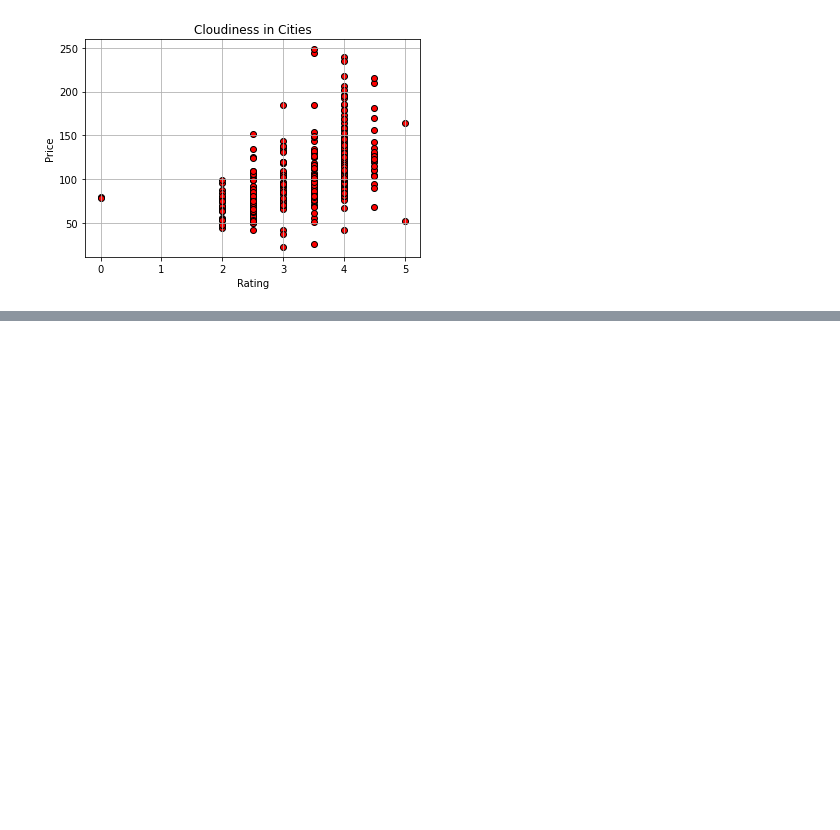
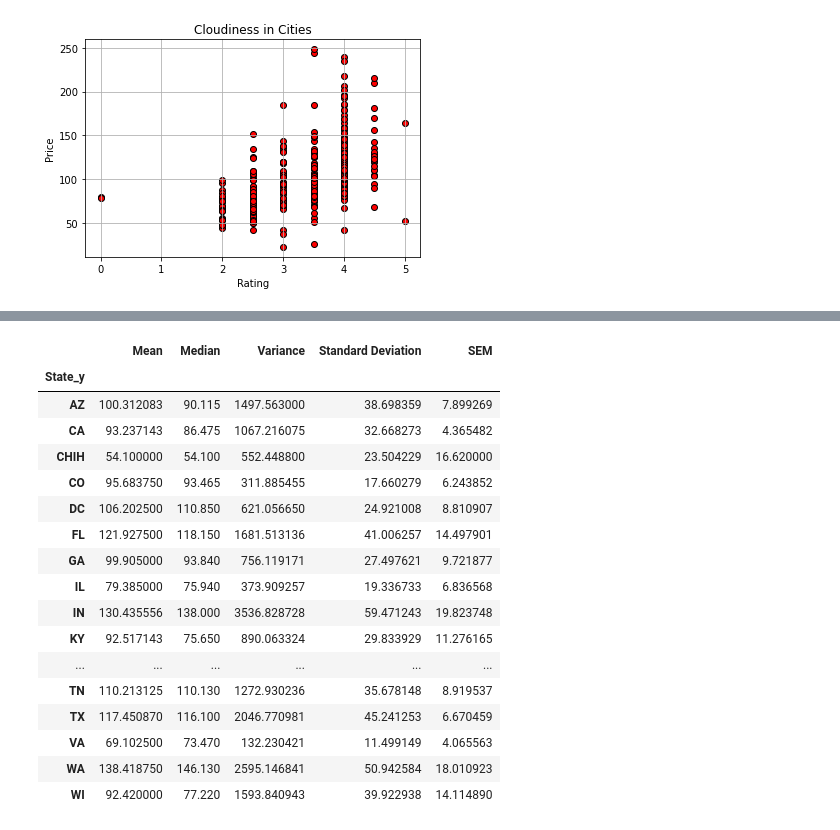
Before and after one commit to Kaylawkelly/HotelRateLocataion-Project1, a Jupyter notebook: Project 1 Travel.ipynb, the cells around one changed output, grey strips where cells are left out. Saved outputs shown, nothing was run; the diff lists cells and outputs as text; code cells hidden in the pictures; blank space fills up the shorter version.

```diff
--- a/Project 1 Travel.ipynb
+++ b/Project 1 Travel.ipynb
@@ -111,3 +121,31 @@ The r-squared is: nan
+# %%
+mean = merged_data_df.groupby('State_y')['Price'].mean()
+median = merged_data_df.groupby('State_y')['Price'].median()
+variance = merged_data_df.groupby('State_y')['Price'].var()
+standard_dv = merged_data_df.groupby('State_y')['Price'].std()
+sem = merged_data_df.groupby('State_y')['Price'].sem()
+
+summary_df = pd.DataFrame({"Mean": mean, "Median": median, "Variance": variance, "Standard Deviation": standard_dv, "SEM": sem})
+summary_df
+# %% [output]
+|  | Mean | Median | Variance | Standard Deviation | SEM |
+| State_y |  |  |  |  |  |
+| AZ | 100.312083 | 90.115 | 1497.563000 | 38.698359 | 7.899269 |
+| CA | 93.237143 | 86.475 | 1067.216075 | 32.668273 | 4.365482 |
+| CHIH | 54.100000 | 54.100 | 552.448800 | 23.504229 | 16.620000 |
+| CO | 95.683750 | 93.465 | 311.885455 | 17.660279 | 6.243852 |
+| DC | 106.202500 | 110.850 | 621.056650 | 24.921008 | 8.810907 |
+| FL | 121.927500 | 118.150 | 1681.513136 | 41.006257 | 14.497901 |
+| GA | 99.905000 | 93.840 | 756.119171 | 27.497621 | 9.721877 |
+| IL | 79.385000 | 75.940 | 373.909257 | 19.336733 | 6.836568 |
+| IN | 130.435556 | 138.000 | 3536.828728 | 59.471243 | 19.823748 |
+| KY | 92.517143 | 75.650 | 890.063324 | 29.833929 | 11.276165 |
+| ... | ... | ... | ... | ... | ... |
+| TN | 110.213125 | 110.130 | 1272.930236 | 35.678148 | 8.919537 |
+| TX | 117.450870 | 116.100 | 2046.770981 | 45.241253 | 6.670459 |
+| VA | 69.102500 | 73.470 | 132.230421 | 11.499149 | 4.065563 |
+| WA | 138.418750 | 146.130 | 2595.146841 | 50.942584 | 18.010923 |
+| WI | 92.420000 | 77.220 | 1593.840943 | 39.922938 | 14.114890 |
 # %%
 
 airport_code=[]
```
Also changed, not shown: parts of 2 cells of this notebook, 2 other files.
